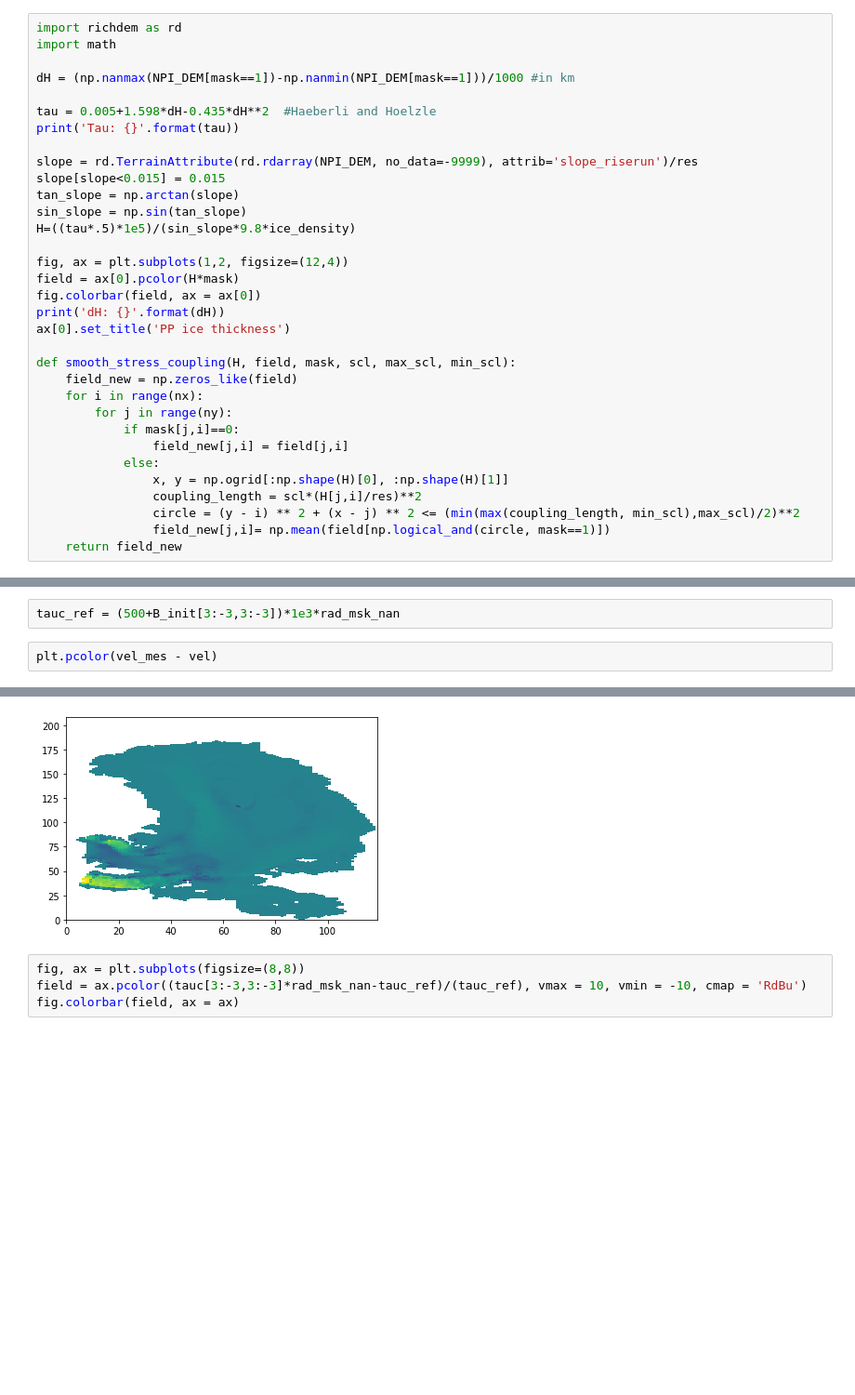
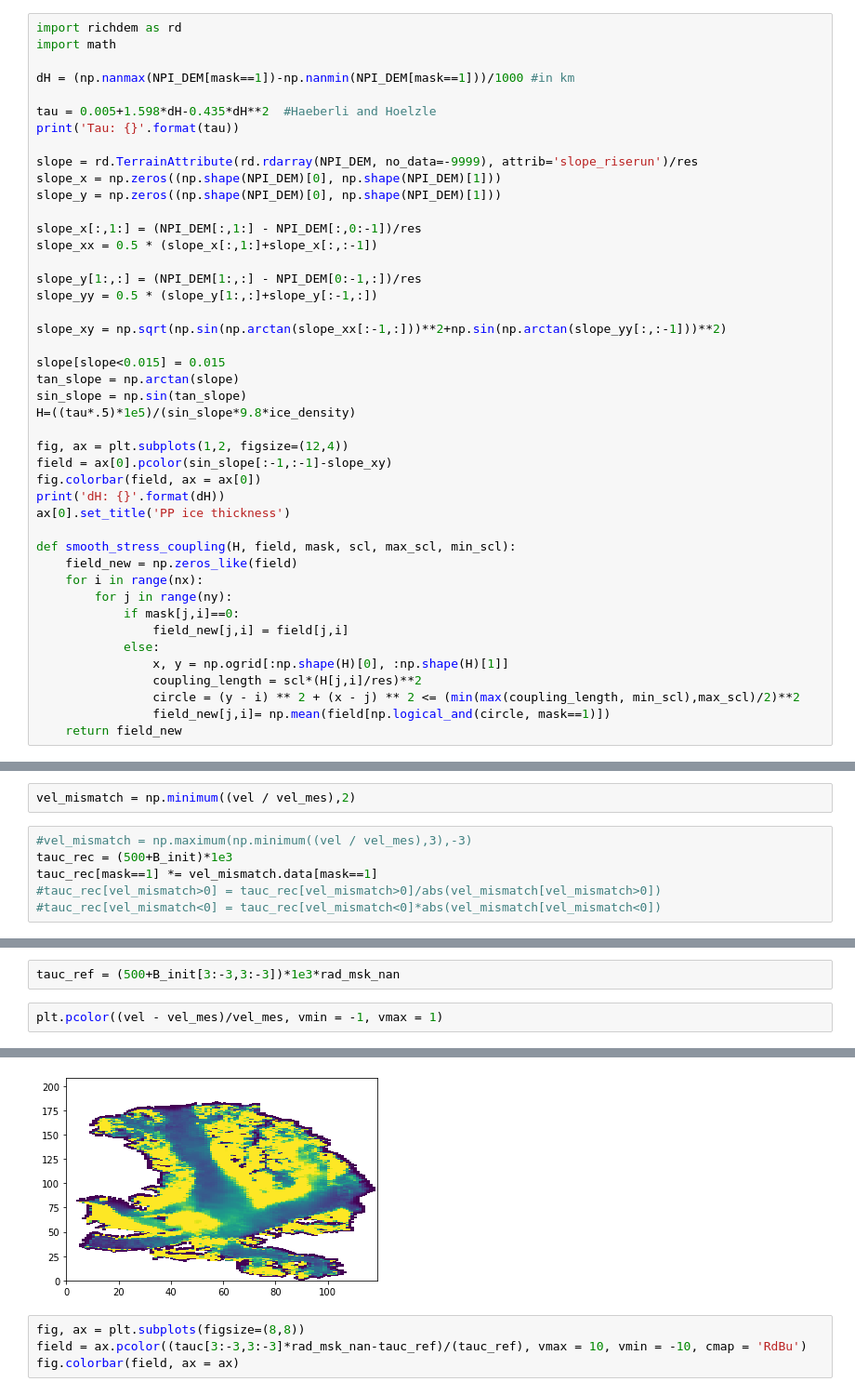
Before and after one commit to hahohe1892/thick_inv, a Jupyter notebook: Kronebreen-Kongsbreen.ipynb, the cells around one changed output, grey strips where cells are left out. Shown at 93% size. Drawn from its saved outputs; the diff is of its cells as text; blank space fills up the shorter version.

Commit message:
first experiment using velocity mismatch to directly update friction; seems very promising!

```diff
--- a/Kronebreen-Kongsbreen.ipynb
+++ b/Kronebreen-Kongsbreen.ipynb
@@ -506,13 +577,24 @@ tau = 0.005+1.598*dH-0.435*dH**2  #Haeberli and Hoelzle
 print('Tau: {}'.format(tau))
 
 slope = rd.TerrainAttribute(rd.rdarray(NPI_DEM, no_data=-9999), attrib='slope_riserun')/res
+slope_x = np.zeros((np.shape(NPI_DEM)[0], np.shape(NPI_DEM)[1]))
+slope_y = np.zeros((np.shape(NPI_DEM)[0], np.shape(NPI_DEM)[1]))
+
+slope_x[:,1:] = (NPI_DEM[:,1:] - NPI_DEM[:,0:-1])/res
+slope_xx = 0.5 * (slope_x[:,1:]+slope_x[:,:-1])
+
+slope_y[1:,:] = (NPI_DEM[1:,:] - NPI_DEM[0:-1,:])/res
+slope_yy = 0.5 * (slope_y[1:,:]+slope_y[:-1,:])
+
+slope_xy = np.sqrt(np.sin(np.arctan(slope_xx[:-1,:]))**2+np.sin(np.arctan(slope_yy[:,:-1]))**2)
+
 slope[slope<0.015] = 0.015
 tan_slope = np.arctan(slope)
 sin_slope = np.sin(tan_slope)
 H=((tau*.5)*1e5)/(sin_slope*9.8*ice_density)
 
 fig, ax = plt.subplots(1,2, figsize=(12,4))
-field = ax[0].pcolor(H*mask)
+field = ax[0].pcolor(sin_slope[:-1,:-1]-slope_xy)
 fig.colorbar(field, ax = ax[0])
 print('dH: {}'.format(dH))
 ax[0].set_title('PP ice thickness')
@@ -643,6 +726,14 @@ with open('kronebreen_kongsbreen_iteration_script.sh', 'w') as f:
     f.close()
 
 !chmod +x kronebreen_kongsbreen_iteration_script.sh
+# %%
+vel_mismatch = np.minimum((vel / vel_mes),2)
+# %%
+#vel_mismatch = np.maximum(np.minimum((vel / vel_mes),3),-3)
+tauc_rec = (500+B_init)*1e3
+tauc_rec[mask==1] *= vel_mismatch.data[mask==1]
+#tauc_rec[vel_mismatch>0] = tauc_rec[vel_mismatch>0]/abs(vel_mismatch[vel_mismatch>0])
+#tauc_rec[vel_mismatch<0] = tauc_rec[vel_mismatch<0]*abs(vel_mismatch[vel_mismatch<0])
 # %%
 for p in tqdm.trange(0, pmax):
 
@@ -853,10 +936,10 @@ plt.scatter(vel_t, tauc_fit, c='r')
 # %%
 tauc_ref = (500+B_init[3:-3,3:-3])*1e3*rad_msk_nan
 # %%
-plt.pcolor(vel_mes - vel)
+plt.pcolor((vel - vel_mes)/vel_mes, vmin = -1, vmax = 1)
 # %% [output]
 <matplotlib.collections.PolyCollection at 0x...>
-[figure, old version]
+[figure, new version]
 # %%
 fig, ax = plt.subplots(figsize=(8,8))
 field = ax.pcolor((tauc[3:-3,3:-3]*rad_msk_nan-tauc_ref)/(tauc_ref), vmax = 10, vmin = -10, cmap = 'RdBu')
```
Also changed, not shown: parts of 20 cells of this notebook.
